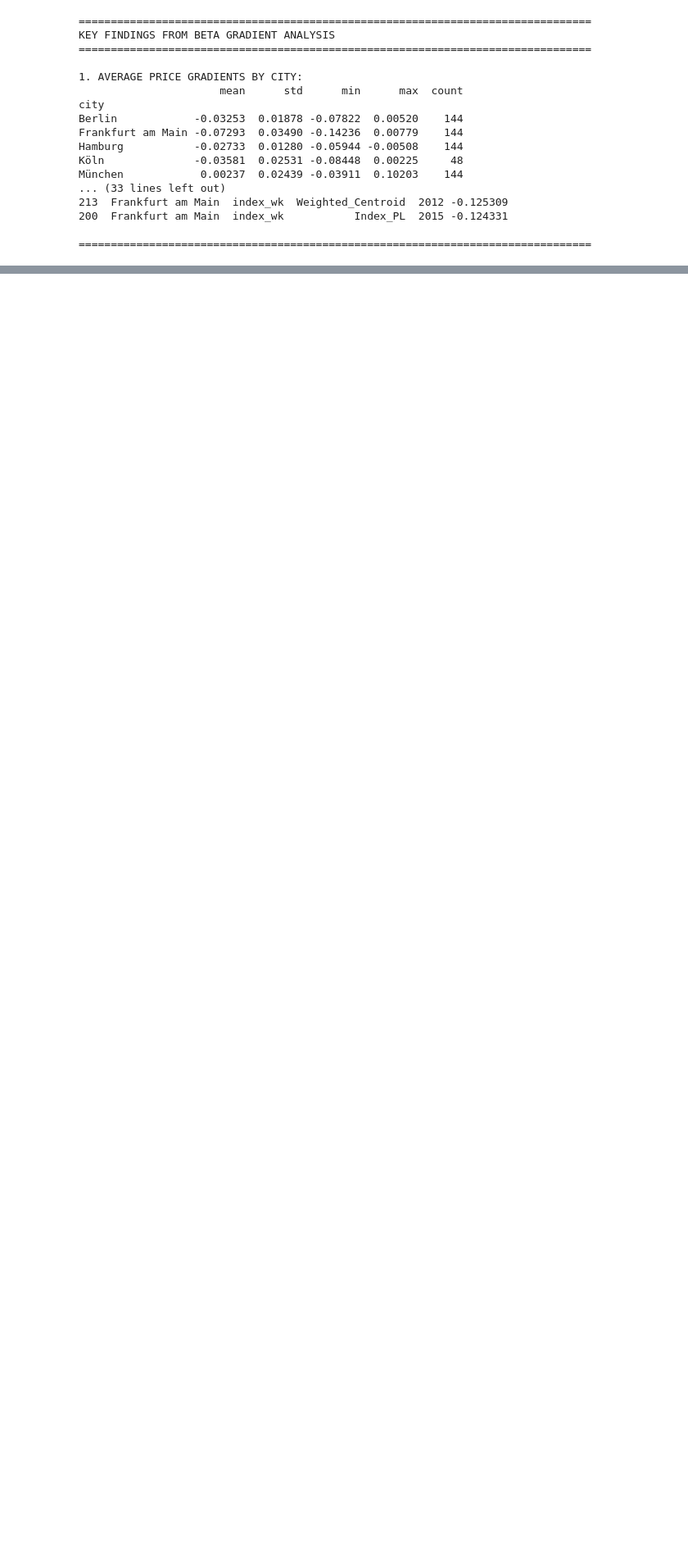
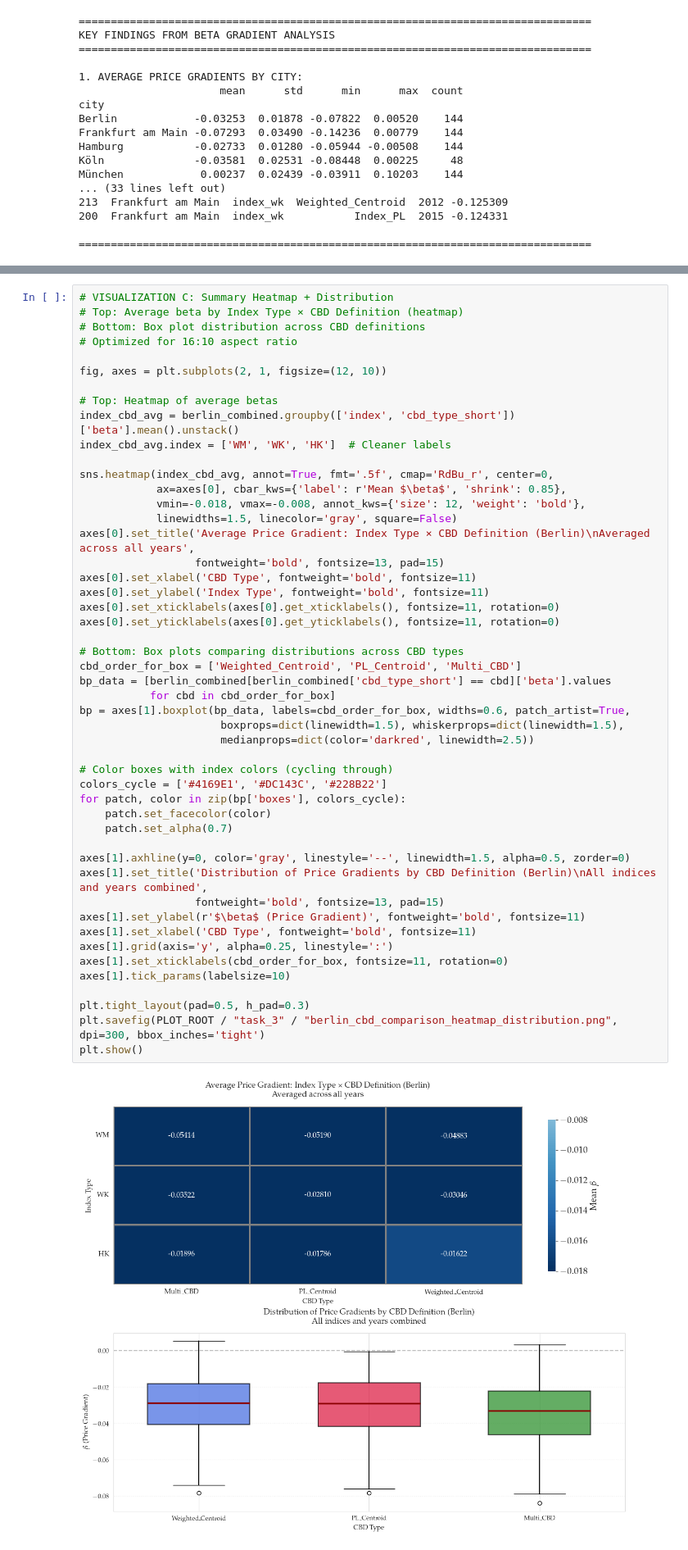
Before and after one commit to jendrkk/QSE-Tutorial, a Jupyter notebook: Topic_2/task_3.ipynb, the cells around one changed output, grey strips where cells are left out. Shown at 82% size. Saved outputs shown, nothing was run; the diff lists cells and outputs as text; blank space fills up the shorter version.

```diff
--- a/Topic_2/task_3.ipynb
+++ b/Topic_2/task_3.ipynb
@@ -1045,0 +1359,51 @@ München            0.00237  0.02439 -0.03911  0.10203    144
+# %%
+# VISUALIZATION C: Summary Heatmap + Distribution
+# Top: Average beta by Index Type × CBD Definition (heatmap)
+# Bottom: Box plot distribution across CBD definitions
+# Optimized for 16:10 aspect ratio
+
+fig, axes = plt.subplots(2, 1, figsize=(12, 10))
+
+# Top: Heatmap of average betas
+index_cbd_avg = berlin_combined.groupby(['index', 'cbd_type_short'])['beta'].mean().unstack()
+index_cbd_avg.index = ['WM', 'WK', 'HK']  # Cleaner labels
+
+sns.heatmap(index_cbd_avg, annot=True, fmt='.5f', cmap='RdBu_r', center=0,
+            ax=axes[0], cbar_kws={'label': r'Mean $\beta$', 'shrink': 0.85},
+            vmin=-0.018, vmax=-0.008, annot_kws={'size': 12, 'weight': 'bold'},
+            linewidths=1.5, linecolor='gray', square=False)
+axes[0].set_title('Average Price Gradient: Index Type × CBD Definition (Berlin)\nAveraged across all years',
+                  fontweight='bold', fontsize=13, pad=15)
+axes[0].set_xlabel('CBD Type', fontweight='bold', fontsize=11)
+axes[0].set_ylabel('Index Type', fontweight='bold', fontsize=11)
+axes[0].set_xticklabels(axes[0].get_xticklabels(), fontsize=11, rotation=0)
+axes[0].set_yticklabels(axes[0].get_yticklabels(), fontsize=11, rotation=0)
+
+# Bottom: Box plots comparing distributions across CBD types
+cbd_order_for_box = ['Weighted_Centroid', 'PL_Centroid', 'Multi_CBD']
+bp_data = [berlin_combined[berlin_combined['cbd_type_short'] == cbd]['beta'].values
+           for cbd in cbd_order_for_box]
+bp = axes[1].boxplot(bp_data, labels=cbd_order_for_box, widths=0.6, patch_artist=True,
+                      boxprops=dict(linewidth=1.5), whiskerprops=dict(linewidth=1.5),
+                      medianprops=dict(color='darkred', linewidth=2.5))
+
+# Color boxes with index colors (cycling through)
+colors_cycle = ['#4169E1', '#DC143C', '#228B22']
+for patch, color in zip(bp['boxes'], colors_cycle):
+    patch.set_facecolor(color)
+    patch.set_alpha(0.7)
+
+axes[1].axhline(y=0, color='gray', linestyle='--', linewidth=1.5, alpha=0.5, zorder=0)
+axes[1].set_title('Distribution of Price Gradients by CBD Definition (Berlin)\nAll indices and years combined',
+                  fontweight='bold', fontsize=13, pad=15)
+axes[1].set_ylabel(r'$\beta$ (Price Gradient)', fontweight='bold', fontsize=11)
+axes[1].set_xlabel('CBD Type', fontweight='bold', fontsize=11)
+axes[1].grid(axis='y', alpha=0.25, linestyle=':')
+axes[1].set_xticklabels(cbd_order_for_box, fontsize=11, rotation=0)
+axes[1].tick_params(labelsize=10)
+
+plt.tight_layout(pad=0.5, h_pad=0.3)
+plt.savefig(PLOT_ROOT / "task_3" / "berlin_cbd_comparison_heatmap_distribution.png", dpi=300, bbox_inches='tight')
+plt.show()
+# %% [output]
+[figure, added]
```
Also changed, not shown: parts of 13 cells of this notebook, 7 other files.
